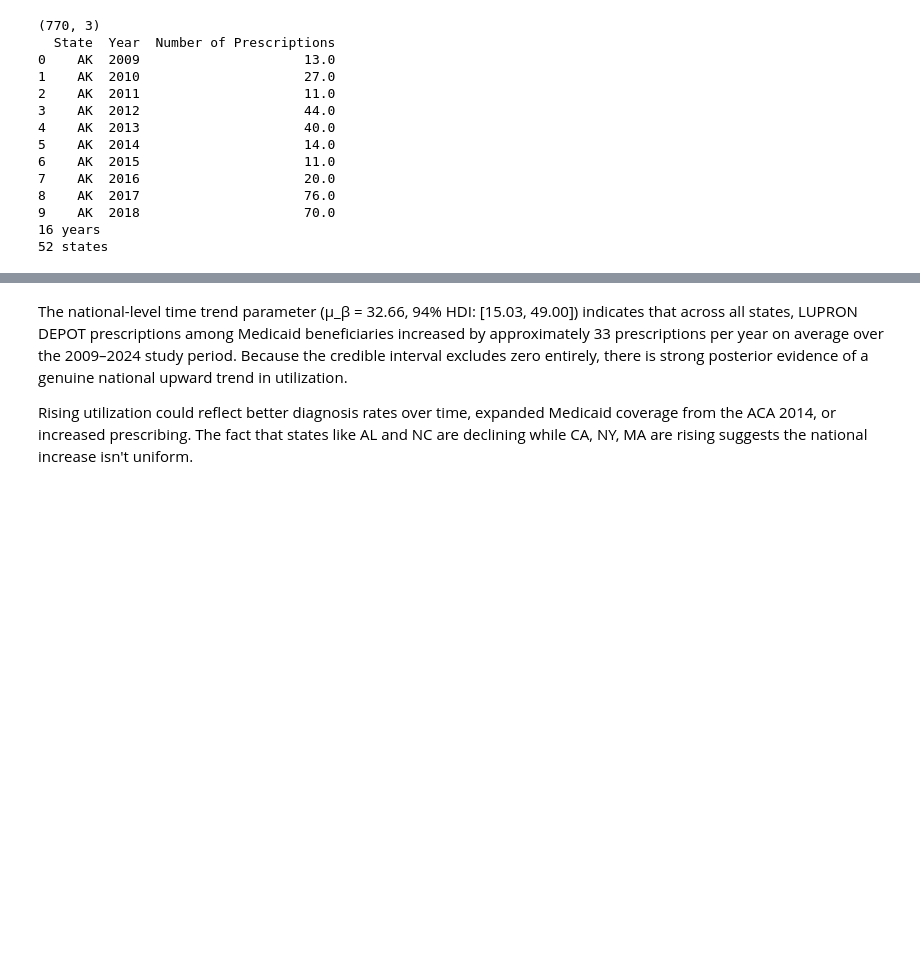
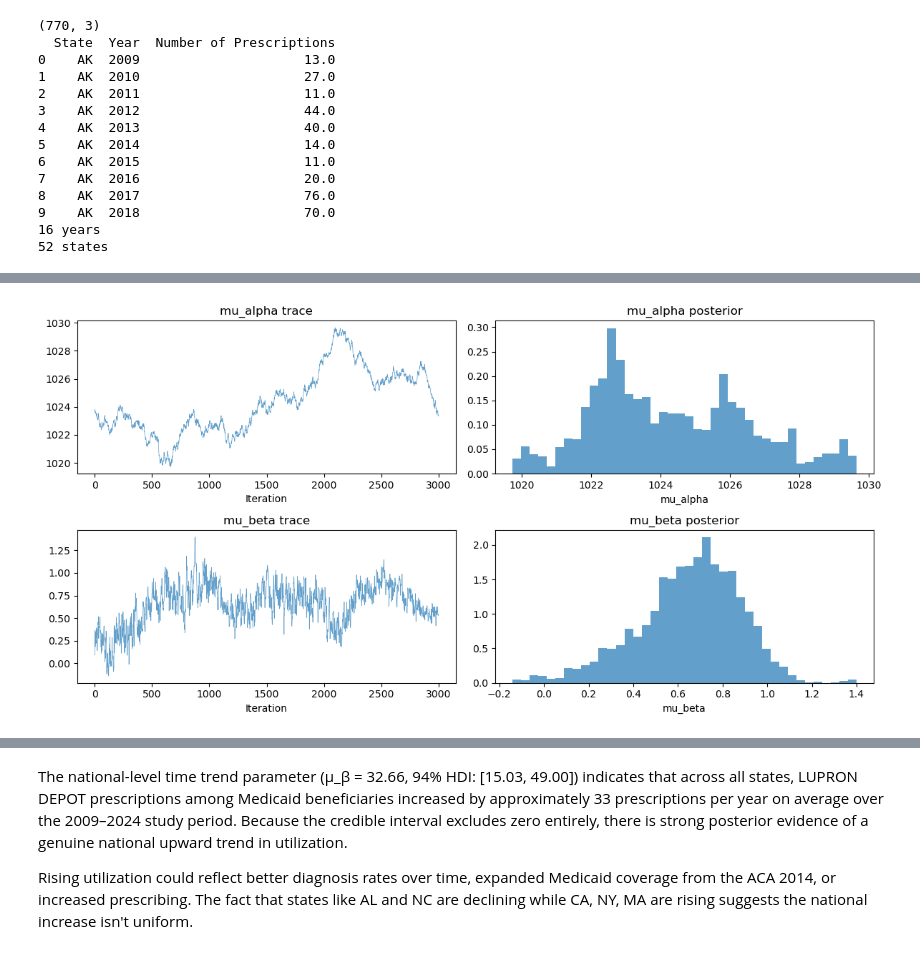
Before and after one commit to tessjoseph/ds4420finalproject, a Jupyter notebook: DS4420FinalProject.ipynb, the cells around one changed output, grey strips where cells are left out. Drawn from its saved outputs; the diff is of its cells as text; code cells hidden in the pictures; blank space fills up the shorter version.

```diff
--- a/DS4420FinalProject.ipynb
+++ b/DS4420FinalProject.ipynb
@@ -260,0 +211,9 @@ CA  365.009  323.683  404.724
+# %%
+# summary of posterior for top-level parameters
+param_names = ['mu_alpha', 'sigma_alpha', 'mu_beta', 'sigma_beta', 'sigma_obs']
+print(f"{'Parameter':<20} {'Mean':>8} {'SD':>8} {'HDI 3%':>10} {'HDI 97%':>10}")
+print("-" * 58)
+for i, name in enumerate(param_names):
+    s = samples[:, i]
+    print(f"{name:<20} {s.mean():>8.2f} {s.std():>8.3f} "
+          f"{np.percentile(s,3):>10.3f} {np.percentile(s,97):>10.3f}")
@@ -260,0 +228,14 @@ CA  365.009  323.683  404.724
+# %%
+fig, axes = plt.subplots(2, 2, figsize=(12, 6))
+for row, (idx, name) in enumerate([(0, 'mu_alpha'), (2, 'mu_beta')]):
+    chain = samples[:, idx]
+    axes[row, 0].plot(chain, alpha=0.7, linewidth=0.5)
+    axes[row, 0].set_title(f'{name} trace')
+    axes[row, 0].set_xlabel('Iteration')
+    axes[row, 1].hist(chain, bins=40, density=True, alpha=0.7)
+    axes[row, 1].set_title(f'{name} posterior')
+    axes[row, 1].set_xlabel(name)
+plt.tight_layout()
+plt.show()
+# %% [output]
+[figure, added]
```
Also changed, not shown: parts of 16 cells of this notebook.
